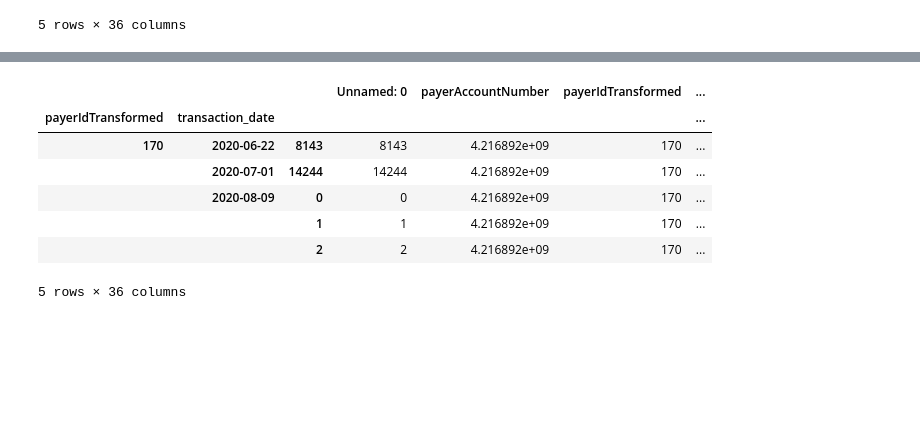
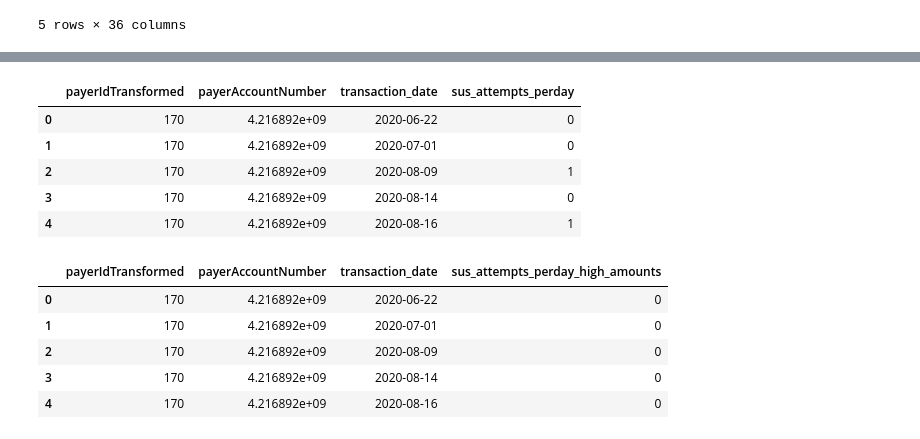
Before and after one commit to mdelgolla/electronic_payment_fraud_detection, a Jupyter notebook: new_feature_generation.ipynb, the cells around one changed output, grey strips where cells are left out. Drawn from its saved outputs; the diff is of its cells as text; code cells hidden in the pictures; blank space fills up the shorter version.

```diff
--- a/new_feature_generation.ipynb
+++ b/new_feature_generation.ipynb
@@ -242,16 +227,0 @@ IndentationError: expected an indented block (<ipython-input-57-a998cd3c85da>, l
-# %%
-df['tran_date'] = df['transaction_date']
-df4 = df.groupby(['payerIdTransformed','transaction_date']).apply(lambda _df: _df.sort_values(by=['createdAt']))
-df4['daily_transaction_count']=df4.agg({'tran_date':'count'})
-#df4['transactions_count_per_day'] =  df4.groupby(df4.index.transaction_date).count()
-
-df4.head()
-# %% [output]
-|  |  |  | Unnamed: 0 | payerAccountNumber | payerIdTransformed | ... |
-| payerIdTransformed | transaction_date |  |  |  |  | ... |
-| 170 | 2020-06-22 | 8143 | 8143 | 4.216892e+09 | 170 | ... |
-|  | 2020-07-01 | 14244 | 14244 | 4.216892e+09 | 170 | ... |
-|  | 2020-08-09 | 0 | 0 | 4.216892e+09 | 170 | ... |
-|  |  | 1 | 1 | 4.216892e+09 | 170 | ... |
-|  |  | 2 | 2 | 4.216892e+09 | 170 | ... |
-5 rows × 36 columns
@@ -259,0 +273,28 @@ def chek3ds():
+# %%
+df4 = df.groupby([
+    'payerIdTransformed',
+    'payerAccountNumber',
+    'transaction_date'
+    ]).apply(apply_time_diff).reset_index(name='sus_attempts_perday')
+df4.head()
+# %% [output]
+|  | payerIdTransformed | payerAccountNumber | transaction_date | sus_attempts_perday |
+| 0 | 170 | 4.216892e+09 | 2020-06-22 | 0 |
+| 1 | 170 | 4.216892e+09 | 2020-07-01 | 0 |
+| 2 | 170 | 4.216892e+09 | 2020-08-09 | 1 |
+| 3 | 170 | 4.216892e+09 | 2020-08-14 | 0 |
+| 4 | 170 | 4.216892e+09 | 2020-08-16 | 1 |
+# %%
+df5 = df.groupby([
+    'payerIdTransformed',
+    'payerAccountNumber',
+    'transaction_date'
+    ]).apply(lambda x: apply_time_diff(x, "high_amounts")).reset_index(name='sus_attempts_perday_high_amounts')
+df5.head()
+# %% [output]
+|  | payerIdTransformed | payerAccountNumber | transaction_date | sus_attempts_perday_high_amounts |
+| 0 | 170 | 4.216892e+09 | 2020-06-22 | 0 |
+| 1 | 170 | 4.216892e+09 | 2020-07-01 | 0 |
+| 2 | 170 | 4.216892e+09 | 2020-08-09 | 0 |
+| 3 | 170 | 4.216892e+09 | 2020-08-14 | 0 |
+| 4 | 170 | 4.216892e+09 | 2020-08-16 | 0 |
```
Also changed, not shown: parts of 7 cells of this notebook.
